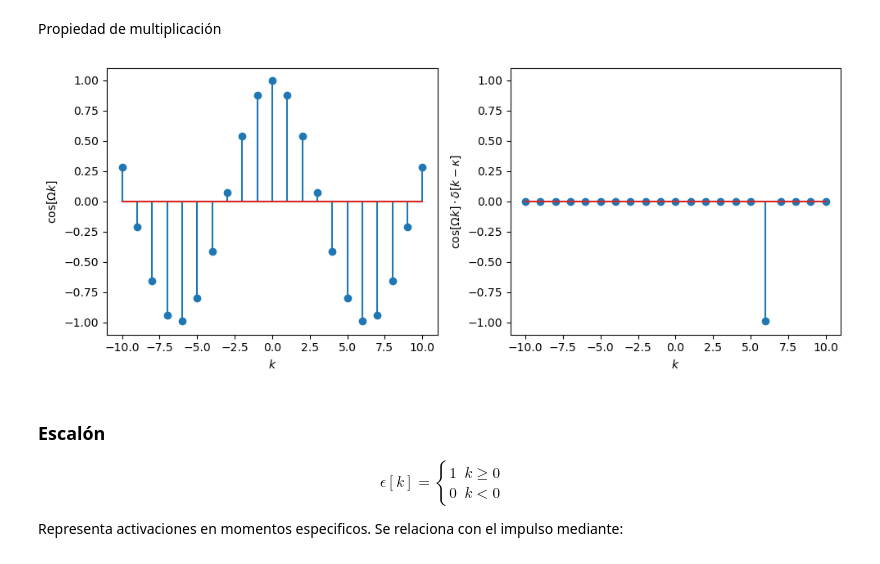
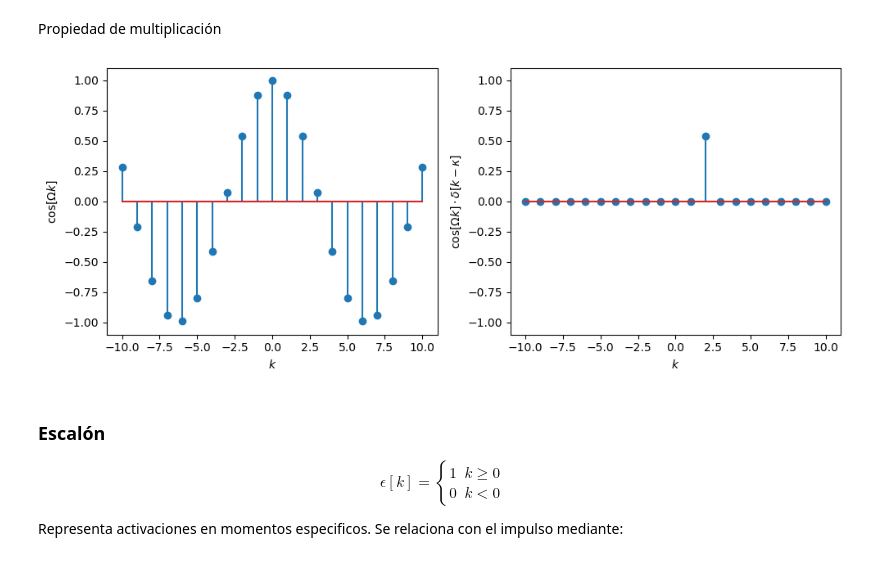
Before and after one commit to pierrediazp/Se-ales_y_Sistemas, a Jupyter notebook: SenalesEstandarTD.ipynb, the cells around one changed output. Cells and saved outputs as stored; diff of their text form; code cells hidden in the pictures.

```diff
--- a/SenalesEstandarTD.ipynb
+++ b/SenalesEstandarTD.ipynb
@@ -142,7 +142,9 @@ plot_signal(k, x)
 # %% [markdown]
 Una señal periodica
 # %%
-Np = 10.5
+Np = 17
+k = np.arange(0,100)
+
 x = exponential_signal(k, 0, 2 * np.pi / Np)
 plot_signal(k, x)
 # %% [output]
@@ -210,25 +212,25 @@ plt.ylim([-0.1, 1.1])
 # %% [markdown]
 Propiedad de multiplicación
 # %%
-x = dirac(k - 6)
+x = dirac(k-2)
 y = np.cos(k*0.5)
 w = x*y
 
 plt.figure(figsize=(10, 4))
 plt.subplot(121)
 plt.stem(k, y)
 plt.xlabel('$k$')
 plt.ylabel(r'$\cos[\Omega k]$')
 plt.ylim([-1.1, 1.1])
 
 plt.subplot(122)
 plt.stem(k, w)
 plt.xlabel('$k$')
 plt.ylabel('$\cos[\Omega k] \cdot \delta[k - \kappa]$')
 plt.ylim([-1.1, 1.1])
 plt.tight_layout()
 # %% [output]
-[figure, old version]
+[figure, new version]
 # %% [markdown]
 ### Escalón
 
```
Also changed, not shown: parts of 15 cells of this notebook, 4 other files.
